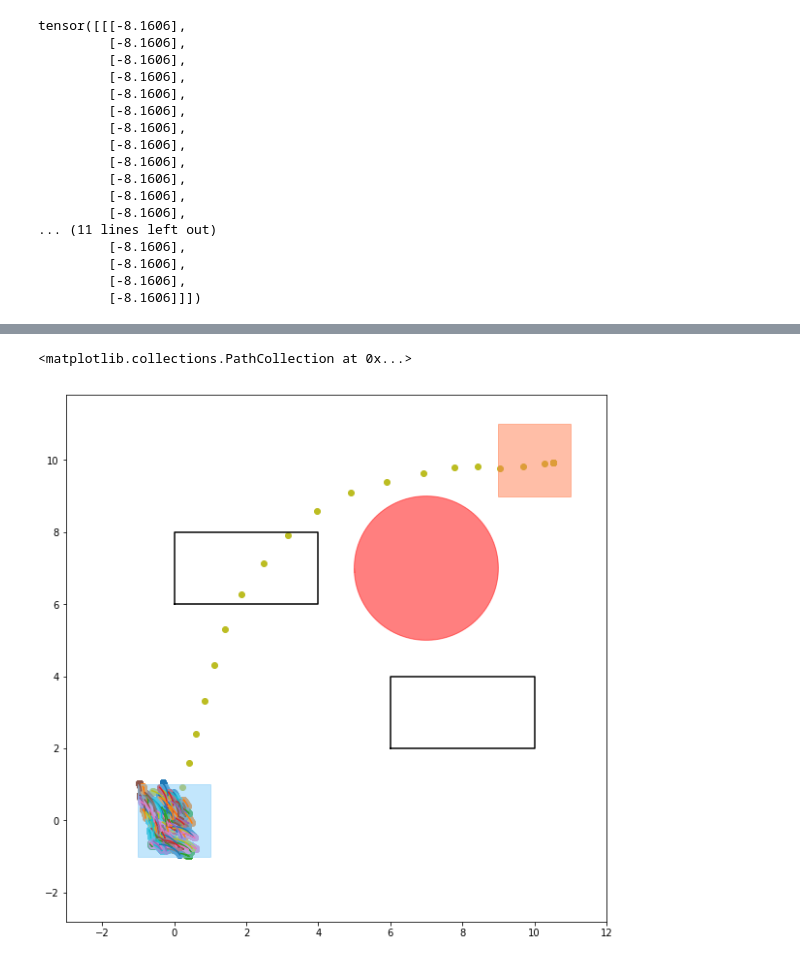
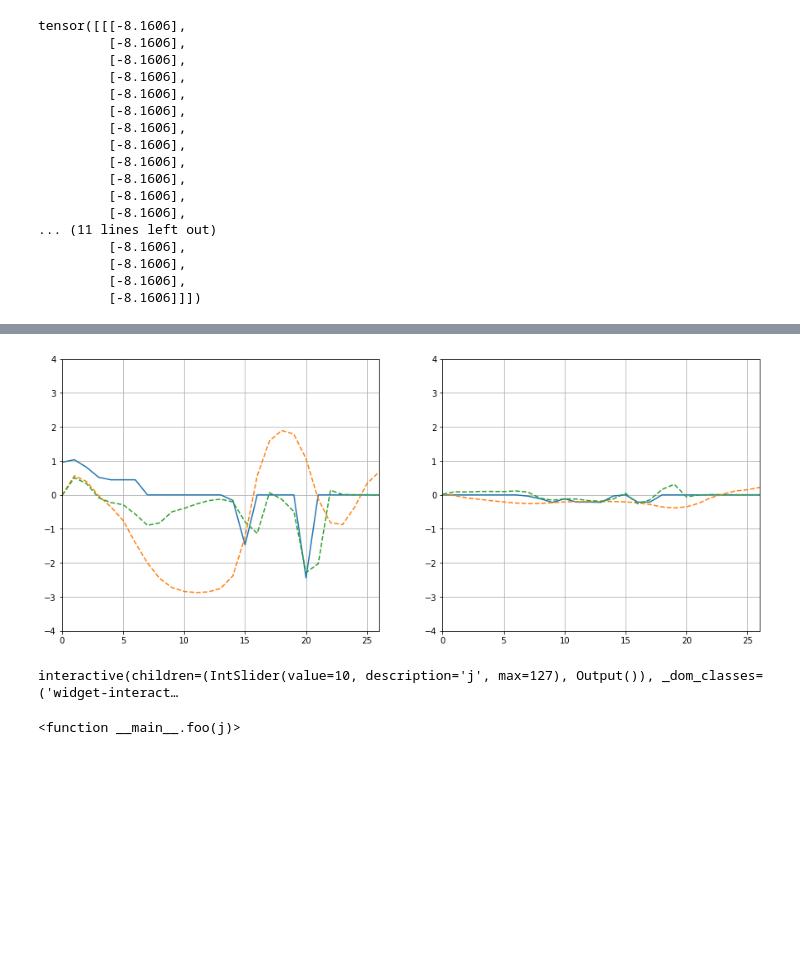
Before and after one commit to StanfordASL/stlcg_ctrl_syn, a Jupyter notebook: ctrl_syn/Policy learning.ipynb, the cells around one changed output, grey strips where cells are left out. Drawn from its saved outputs; the diff is of its cells as text; code cells hidden in the pictures; blank space fills up the shorter version.

```diff
--- a/ctrl_syn/Policy learning.ipynb
+++ b/ctrl_syn/Policy learning.ipynb
@@ -396,19 +314,38 @@ x_future, u_future = policy.propagate_n(T, x_train[:1,:,:])
 complete_traj = policy.join_partial_future_signal(x_train[:1,:,:], x_future)
 # %%
 p = unstandardize_data(complete_traj, stats[0][:,:,:4], stats[1][:,:,:4]).detach()
+# %%
+x_future, u_prop = policy.propagate_n(T, x_eval[:1,:,:])
+o, u = policy(x_eval)
+fig = plt.figure(figsize=(15,6))
+for k in [0,1]:
+    plt.subplot(1,2,k+1)
+    plt.plot(u_eval_.squeeze().detach().numpy()[:,k])
+    plt.plot(unstandardize_data(u_prop, stats[0][:,:,4:], stats[1][:,:,4:]).squeeze().detach().numpy()[:,k],'--')
+    plt.plot(unstandardize_data(u, stats[0][:,:,4:], stats[1][:,:,4:]).squeeze().detach().numpy()[:,k],'--')
+
+    plt.grid()
+    plt.xlim([0, 26])
+    plt.ylim([-4,4])
+# %% [output]
+[figure, added]
 # %%
-fig = plt.figure(figsize=(10,10))
-cov_env.draw2D(kwargs=draw_params)
-plt.axis("equal")
-for j in range(ic_eval.shape[1]):
+def foo(j):
+    fig = plt.figure(figsize=(10,10))
+    cov_env.draw2D(kwargs=draw_params)
+    plt.axis("equal")
+#     for j in range(ic_eval.shape[1]):
     plt.plot(traj_np[:,j,0], traj_np[:,j,1])
     plt.scatter(traj_np[:,j,0], traj_np[:,j,1])
-plt.xlim([-3, 12])
-plt.ylim([-3, 12])
-plt.scatter(x_train_.squeeze().numpy()[:,0], x_train_.squeeze().numpy()[:,1])
+    plt.xlim([-3, 12])
+    plt.ylim([-3, 12])
+    plt.scatter(x_train_.squeeze().numpy()[:,0], x_train_.squeeze().numpy()[:,1])
+    plot_xy_from_tensor(p, fig)
+
+interact(foo, j=widgets.IntSlider(min=0, max=ic_eval.shape[1]-1, step=1, value=10))
 # %% [output]
-<matplotlib.collections.PathCollection at 0x...>
+interactive(children=(IntSlider(value=10, description='j', max=127), Output()), _dom_classes=('widget-interact…
-[figure, removed]
+<function __main__.foo(j)>
 # %%
 def propagate_dynamics(dynamics, x0, us, stats=(torch.zeros([1,1,6]), torch.ones([1,1,6]))):
     xs = []
```
Also changed, not shown: parts of 21 cells of this notebook, 1 other file.
